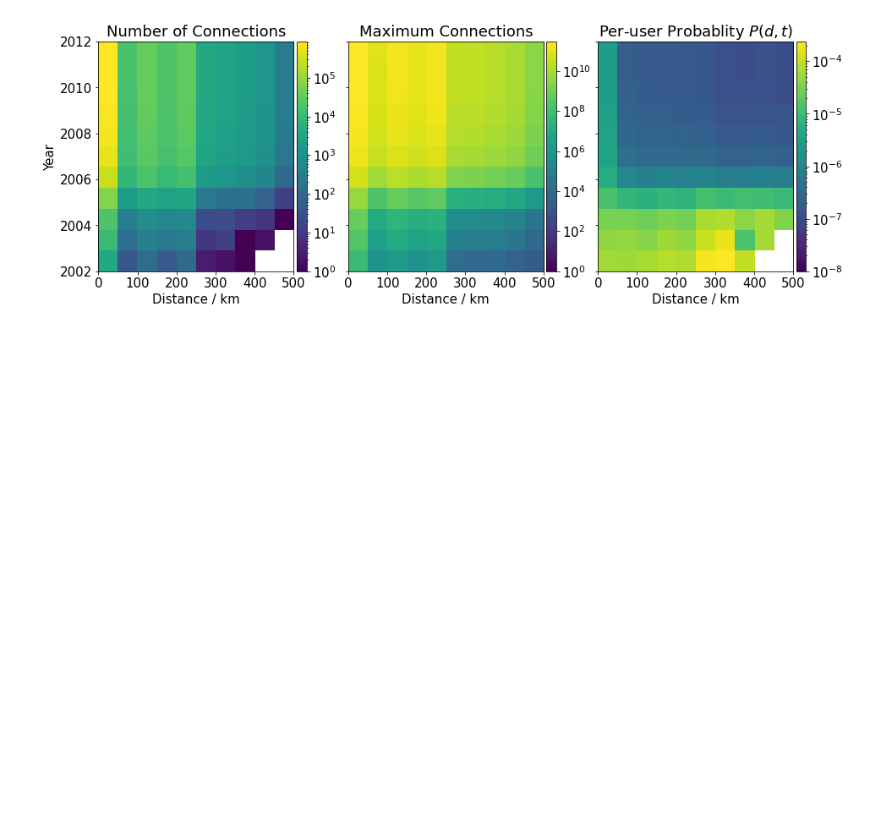
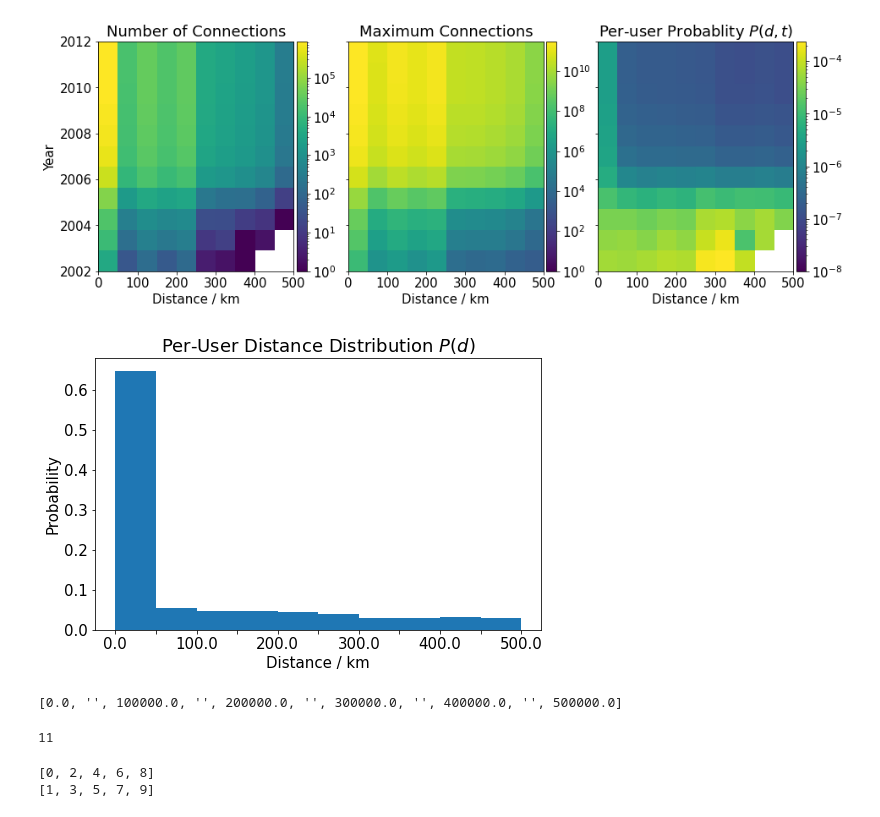
Before and after one commit to yasamanasgarii/wwcs-2022-memory-of-social-connections, a Jupyter notebook: analysis/analysis.ipynb, the cells around one changed output. Drawn from its saved outputs; the diff is of its cells as text; code cells hidden in the pictures; blank space fills up the shorter version.

```diff
--- a/analysis/analysis.ipynb
+++ b/analysis/analysis.ipynb
@@ -286,3 +296,37 @@ fig.savefig("Per User Probability.png",bbox_inches='tight')
 [     0.  50000. 100000. 150000. 200000. 250000. 300000. 350000. 400000.
  450000. 500000.]
 [figure]
+# %%
+P = distance_distribution(D,S,n,bins=d,bar=True)
+d_centre = [d[i]+d[i+1]/2000 for i in range(len(d)-1)]
+d_ind = [i for i,_ in enumerate(d_centre)]
+d_label = list(d/1000)
+for i in range(1,11,2):
+    d_label[i] = ''
+
+fig=plt.figure(figsize=(8,5))
+plt.bar(d_ind,P,width=1)
+plt.xticks([i-0.5 for i,_ in enumerate(d)], d_label);
+
+plt.ylabel("Probability")
+plt.xlabel("Distance / km")
+plt.title("Per-User Distance Distribution $P(d)$")
+
+fig.savefig("Distance Distribution.png",bbox_inches='tight')
+# %% [output]
+[figure, added]
+# %%
+print(d_label)
+# %% [output]
+[0.0, '', 100000.0, '', 200000.0, '', 300000.0, '', 400000.0, '', 500000.0]
+# %%
+print(len(d))
+# %% [output]
+11
+# %%
+x = [i for i in range(10)]
+print(x[::2])
+print(x[1::2])
+# %% [output]
+[0, 2, 4, 6, 8]
+[1, 3, 5, 7, 9]
```
Also changed, not shown: parts of 3 cells of this notebook, 2 other files.
